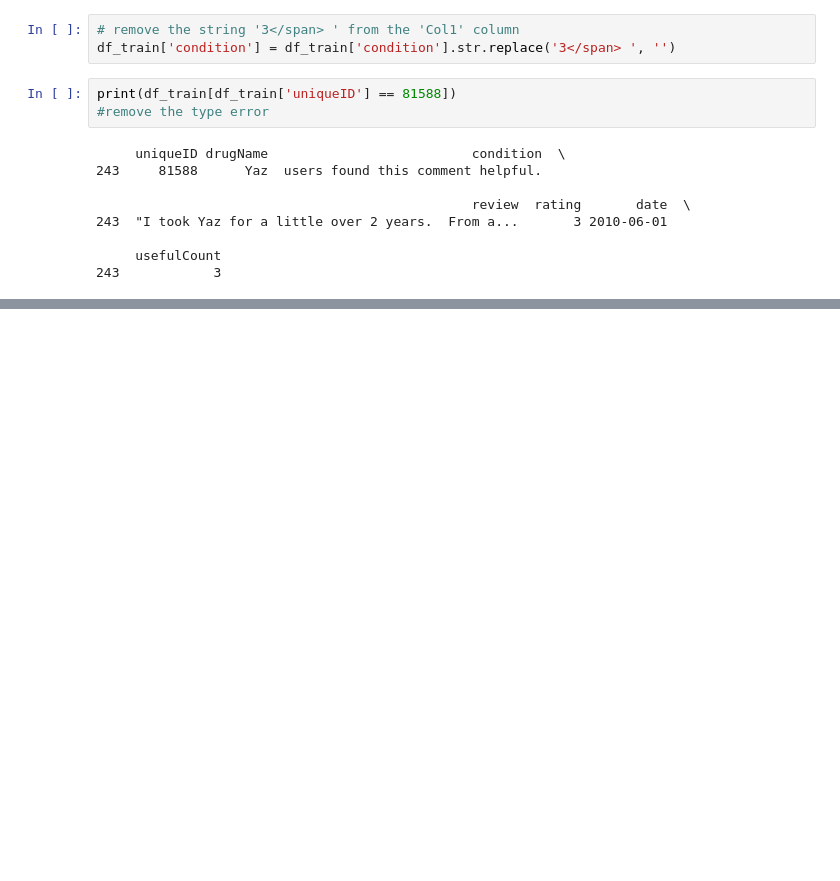
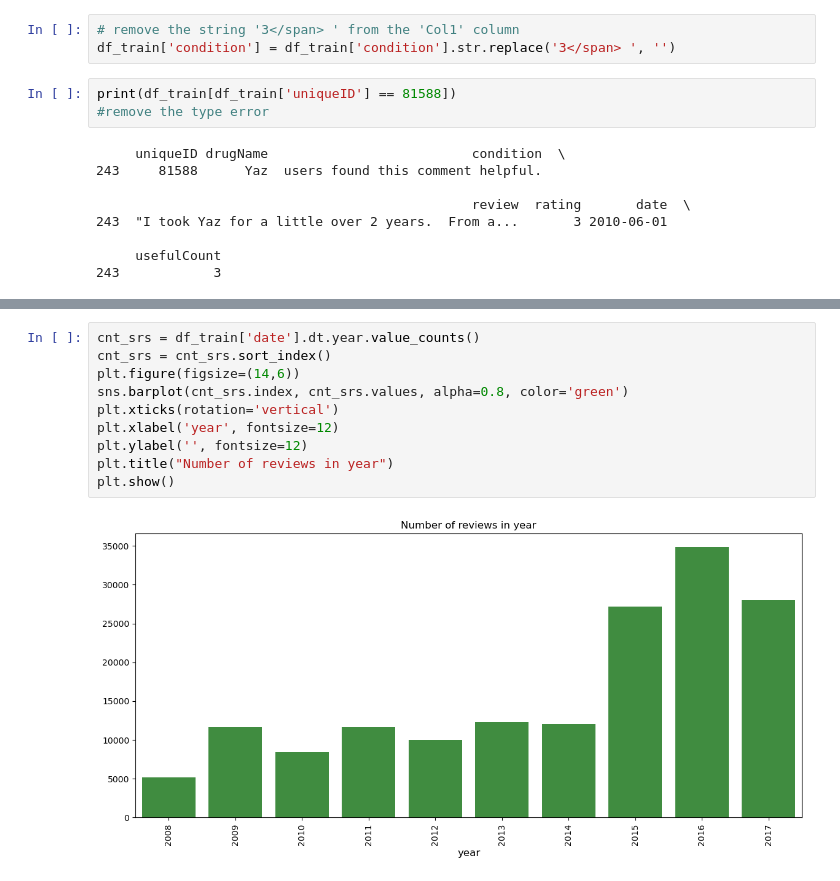
Before and after one commit to Rohith1289/Drug_Review_Analysis, a Jupyter notebook: source_code.ipynb, the cells around one changed output, grey strips where cells are left out. Cells and saved outputs as stored; diff of their text form; blank space fills up the shorter version.

```diff
--- a/source_code.ipynb
+++ b/source_code.ipynb
@@ -87,0 +116,12 @@ print(df_train[df_train['uniqueID'] == 81588])
+# %%
+cnt_srs = df_train['date'].dt.year.value_counts()
+cnt_srs = cnt_srs.sort_index()
+plt.figure(figsize=(14,6))
+sns.barplot(cnt_srs.index, cnt_srs.values, alpha=0.8, color='green')
+plt.xticks(rotation='vertical')
+plt.xlabel('year', fontsize=12)
+plt.ylabel('', fontsize=12)
+plt.title("Number of reviews in year")
+plt.show()
+# %% [output]
+[figure, added]
```
Also changed, not shown: parts of 16 cells of this notebook.
